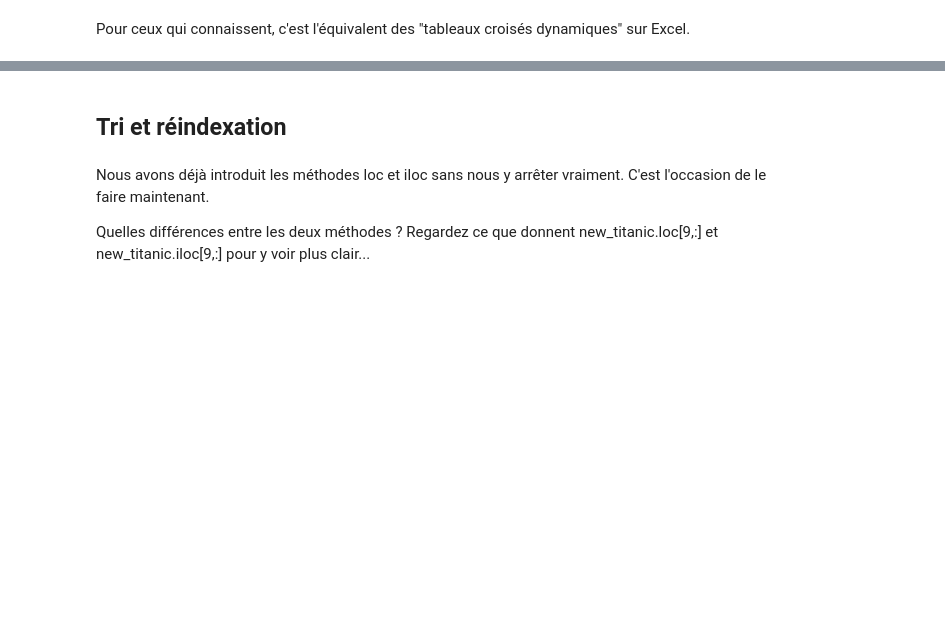
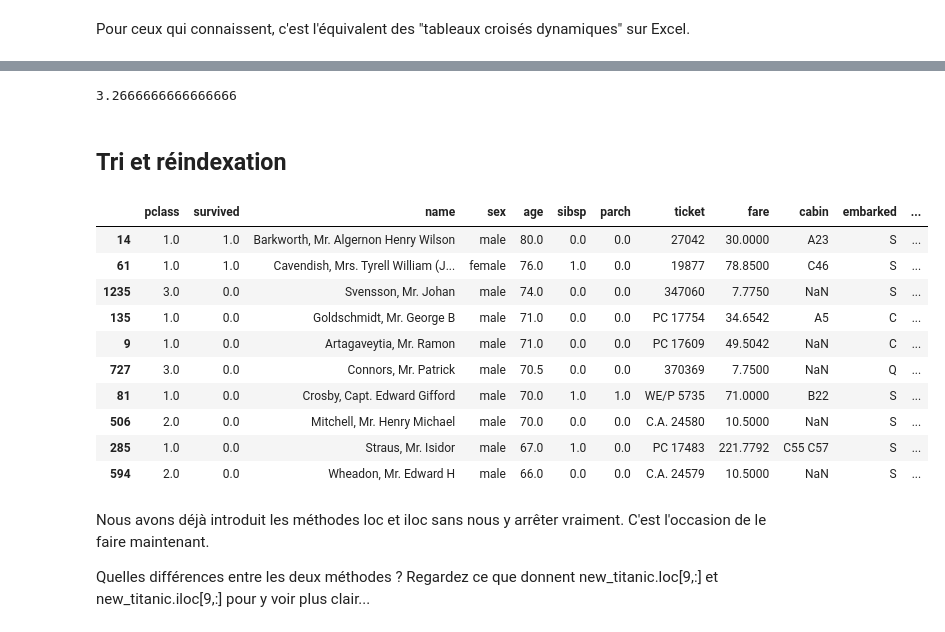
Before and after one commit to louiskuhn/IA-P2-Euskadi, a Jupyter notebook: Python/1. Analyse de données/Intro à Pandas.ipynb, the cells around one changed output, grey strips where cells are left out. Saved outputs shown, nothing was run; the diff lists cells and outputs as text; code cells hidden in the pictures; blank space fills up the shorter version.

```diff
--- a/Python/1. Analyse de données/Intro à Pandas.ipynb
+++ b/Python/1. Analyse de données/Intro à Pandas.ipynb
@@ -495,8 +683,26 @@ titanic.pivot_table(index=["pclass","embarked"], values = ["fare", "survived"],
+# %%
+0.97/0.34
+0.89/0.15
+0.49/0.15
+# %% [output]
+3.2666666666666666
 # %% [markdown]
 ## Tri et réindexation
 # %%
-new_titanic = titanic.sort_values("age", ascending=False)
+new_titanic = titanic.sort_values("age", ascending=False).copy()
 new_titanic.head(10)
+# %% [output]
+|  | pclass | survived | name | sex | age | sibsp | parch | ticket | fare | cabin | embarked | ... |
+| 14 | 1.0 | 1.0 | Barkworth, Mr. Algernon Henry Wilson | male | 80.0 | 0.0 | 0.0 | 27042 | 30.0000 | A23 | S | ... |
+| 61 | 1.0 | 1.0 | Cavendish, Mrs. Tyrell William (J... | female | 76.0 | 1.0 | 0.0 | 19877 | 78.8500 | C46 | S | ... |
+| 1235 | 3.0 | 0.0 | Svensson, Mr. Johan | male | 74.0 | 0.0 | 0.0 | 347060 | 7.7750 | NaN | S | ... |
+| 135 | 1.0 | 0.0 | Goldschmidt, Mr. George B | male | 71.0 | 0.0 | 0.0 | PC 17754 | 34.6542 | A5 | C | ... |
+| 9 | 1.0 | 0.0 | Artagaveytia, Mr. Ramon | male | 71.0 | 0.0 | 0.0 | PC 17609 | 49.5042 | NaN | C | ... |
+| 727 | 3.0 | 0.0 | Connors, Mr. Patrick | male | 70.5 | 0.0 | 0.0 | 370369 | 7.7500 | NaN | Q | ... |
+| 81 | 1.0 | 0.0 | Crosby, Capt. Edward Gifford | male | 70.0 | 1.0 | 1.0 | WE/P 5735 | 71.0000 | B22 | S | ... |
+| 506 | 2.0 | 0.0 | Mitchell, Mr. Henry Michael | male | 70.0 | 0.0 | 0.0 | C.A. 24580 | 10.5000 | NaN | S | ... |
+| 285 | 1.0 | 0.0 | Straus, Mr. Isidor | male | 67.0 | 1.0 | 0.0 | PC 17483 | 221.7792 | C55 C57 | S | ... |
+| 594 | 2.0 | 0.0 | Wheadon, Mr. Edward H | male | 66.0 | 0.0 | 0.0 | C.A. 24579 | 10.5000 | NaN | S | ... |
 # %% [markdown]
 Nous avons déjà introduit les méthodes loc et iloc sans nous y arrêter vraiment. C'est l'occasion de le faire maintenant.
 
```
Also changed, not shown: parts of 45 cells of this notebook.
